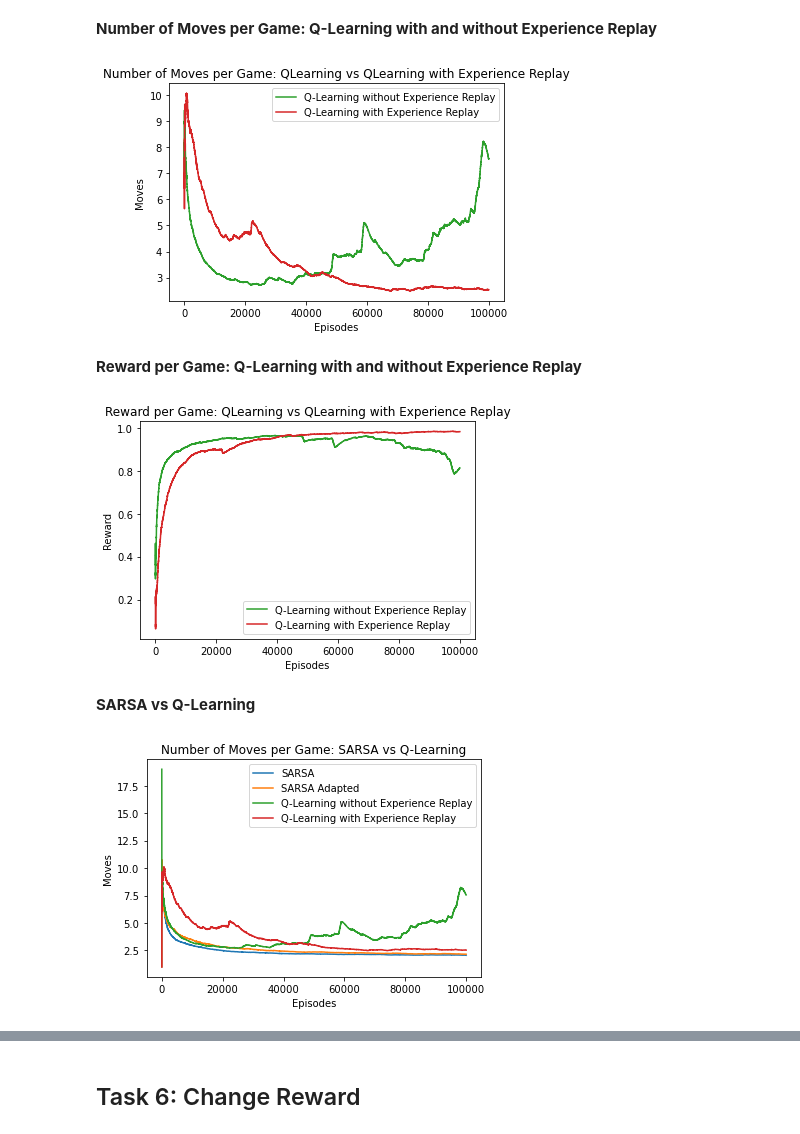
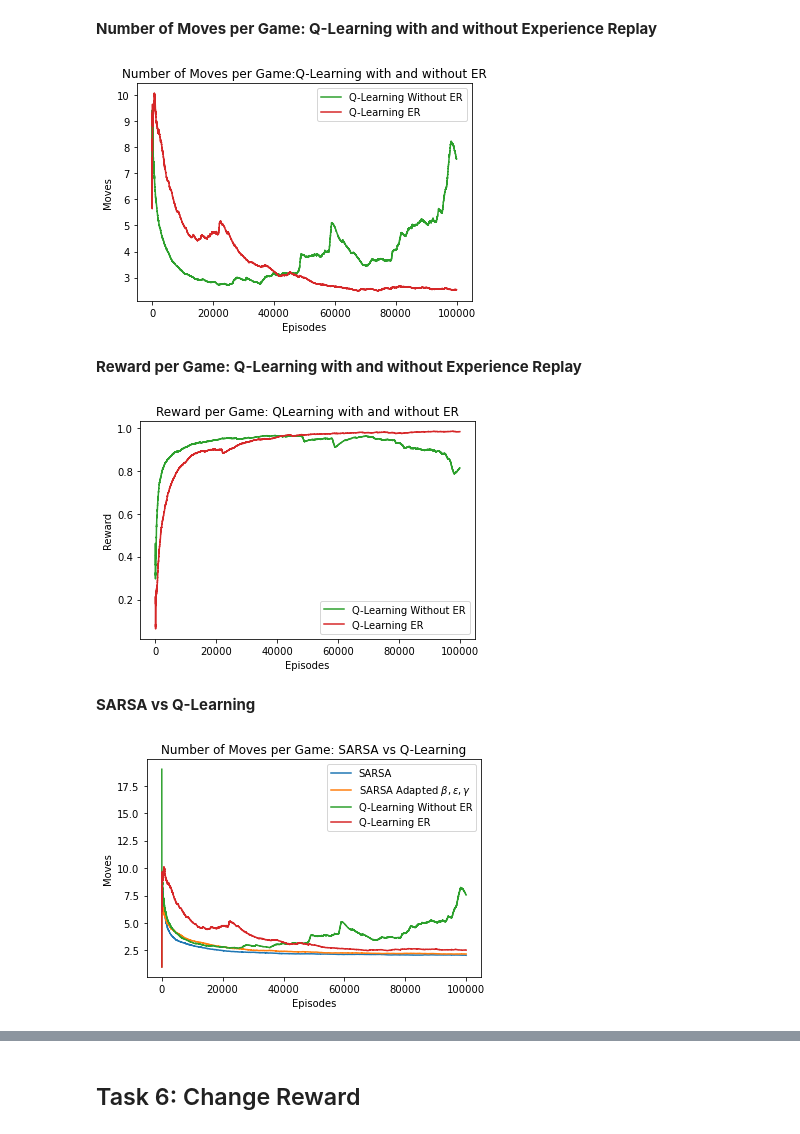
Before and after one commit to ukarag/ReinforcementLearning, a Jupyter notebook: Assignment.ipynb, the cells around one changed output, grey strips where cells are left out. Saved outputs shown, nothing was run; the diff lists cells and outputs as text; code cells hidden in the pictures.

Commit message:
sarsa adapted reward, update plots

```diff
--- a/Assignment.ipynb
+++ b/Assignment.ipynb
@@ -54,10 +54,8 @@ This information and a quick analysis of the class should be all you need to get
 ## INITIALISE THE ENVIRONMENT
 
 env=Chess_Env(size_board)
-testing_env = Chess_Env(size_board)
 
 N_episodes = 100000
-N_test_episodes = 5000
 max_T = 200 # max iterations of one episode (to avoid endless loop)
 
 #colors for plots
@@ -69,6 +67,16 @@ qlearning_replay_adapted_color = "tab:purple"
 sarsa_adapted_reward_color = "tab:cyan"
 qlearning_color_rms = "tab:pink"
 sarsa_color_rms = "tab:olive"
+
+#labels for plots
+sarsa_label = "SARSA"
+sarsa_adapted_reward_label = "SARSA Adapted Reward"
+sarsa_rms_label = "SARSA RMSProp"
+sarsa_adapted_parameters_label = r'SARSA Adapted $\beta, \epsilon, \gamma$'
+qlearning_label = "Q-Learning Without ER"
+qlearning_replay_label = "Q-Learning ER"
+qlearning_replay_rms_label = "Q-Learning ER RMSProp"
+qlearning_replay_adapted_reward_label = "Q-Learning ER Adapted Reward"
 # %% [markdown]
 ### Agent
 # %%
@@ -522,22 +530,22 @@ df_n_moves_qlearning.to_csv("csv/df_n_moves_qlearning.csv")
 # %%
 # load data from csv file (take ema file)
 qlearning_moves = pd.read_csv("csv/ema_n_moves_qlearning.csv")
 qlearning_moves = qlearning_moves.iloc[: , 1:]
 
 qlearning_moves_replay = pd.read_csv("csv/ema_n_moves_qlearning_replay.csv")
 qlearning_moves_replay = qlearning_moves_replay.iloc[: , 1:]
 
 # plot
-plt.plot(qlearning_moves[10:], label="Q-Learning without Experience Replay", color=qlearning_color)
-plt.plot(qlearning_moves_replay[10:], label="Q-Learning with Experience Replay", color=qlearning_replay_color)
+plt.plot(qlearning_moves[10:], label=qlearning_label, color=qlearning_color)
+plt.plot(qlearning_moves_replay[10:], label=qlearning_replay_label, color=qlearning_replay_color)
 plt.xlabel("Episodes")
 plt.ylabel("Moves")
-plt.title("Number of Moves per Game: QLearning vs QLearning with Experience Replay")
+plt.title("Number of Moves per Game:Q-Learning with and without ER")
 plt.legend()
 plt.savefig("pdf/moves_qlearning_replay_comparison.pdf")
 plt.show()
 # %% [output]
-[figure, old version]
+[figure, new version]
 # %% [markdown]
 **Reward per Game: Q-Learning with and without Experience Replay**
 # %%
@@ -549,16 +557,16 @@ qlearning_reward_replay = pd.read_csv("csv/ema_reward_qlearning_replay.csv")
 qlearning_reward_replay = qlearning_reward_replay.iloc[: , 1:]
 
 # plot
-plt.plot(qlearning_reward[10:] , label="Q-Learning without Experience Replay", color=qlearning_color)
-plt.plot(qlearning_reward_replay[10:], label="Q-Learning with Experience Replay", color=qlearning_replay_color)
+plt.plot(qlearning_reward[10:] , label=qlearning_label, color=qlearning_color)
+plt.plot(qlearning_reward_replay[10:], label=qlearning_replay_label, color=qlearning_replay_color)
 plt.xlabel("Episodes")
 plt.ylabel("Reward")
-plt.title("Reward per Game: QLearning vs QLearning with Experience Replay")
+plt.title("Reward per Game: Q-Learning with and without ER")
 plt.legend()
 plt.savefig("pdf/reward_qlearning_replay_comparison.pdf")
 plt.show()
 # %% [output]
-[figure, old version]
+[figure, new version]
 # %% [markdown]
 **SARSA vs Q-Learning**
 # %%
@@ -576,10 +584,10 @@ sarsa_moves_changed = pd.read_csv('csv/ema_n_moves_sarsa_changed.csv')
 sarsa_moves_changed = sarsa_moves_changed.iloc[: , 1:]
 
 # plot
-plt.plot(sarsa_moves, label="SARSA", color=sarsa_color)
-plt.plot(sarsa_moves_changed, label="SARSA Adapted", color=sarsa_color_changed)
-plt.plot(qlearning_moves, label="Q-Learning without Experience Replay", color=qlearning_color)
-plt.plot(qlearning_moves_replay, label="Q-Learning with Experience Replay", color=qlearning_replay_color)
+plt.plot(sarsa_moves, label=sarsa_label, color=sarsa_color)
+plt.plot(sarsa_moves_changed, label=sarsa_adapted_parameters_label, color=sarsa_color_changed)
+plt.plot(qlearning_moves, label=qlearning_label, color=qlearning_color)
+plt.plot(qlearning_moves_replay, label=qlearning_replay_label, color=qlearning_replay_color)
 plt.xlabel("Episodes")
 plt.ylabel("Moves")
 plt.title("Number of Moves per Game: SARSA vs Q-Learning")
@@ -587,7 +595,7 @@ plt.legend()
 plt.savefig("pdf/moves_qlearning_sarsa_comparison.pdf")
 plt.show()
 # %% [output]
-[figure, old version]
+[figure, new version]
 # %%
 # load data from csv file (take ema file)
 qlearning_reward = pd.read_csv("csv/ema_reward_qlearning.csv")
```
Also changed, not shown: parts of 21 cells of this notebook, 26 other files.
